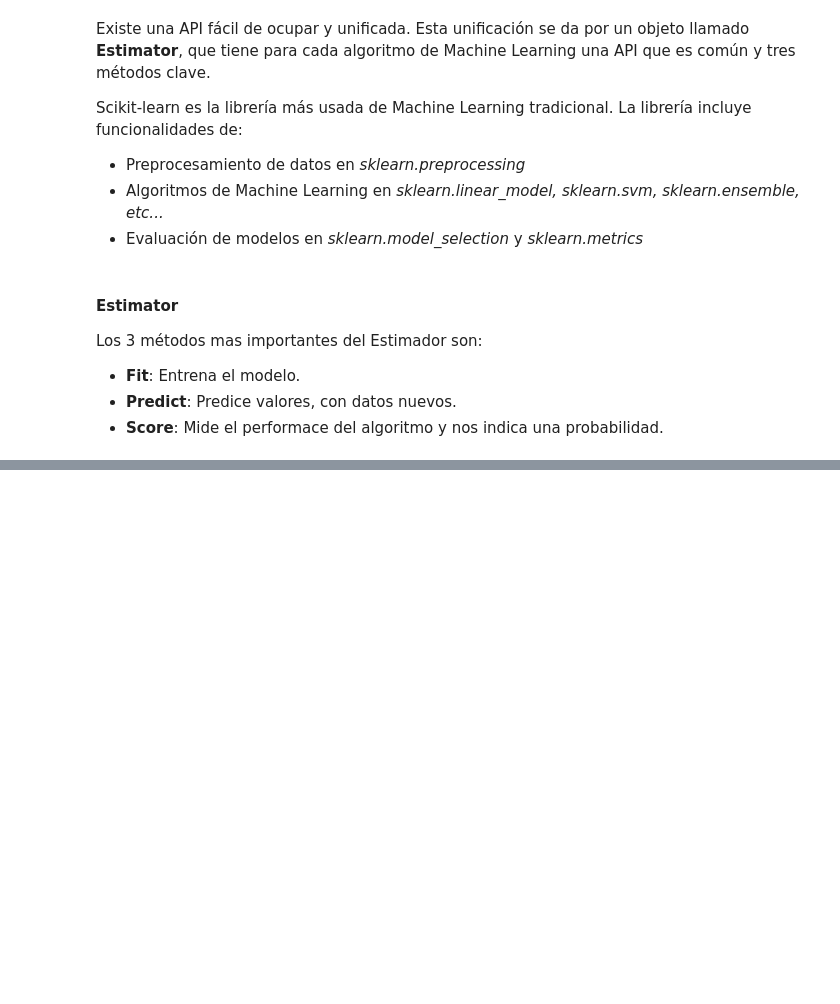
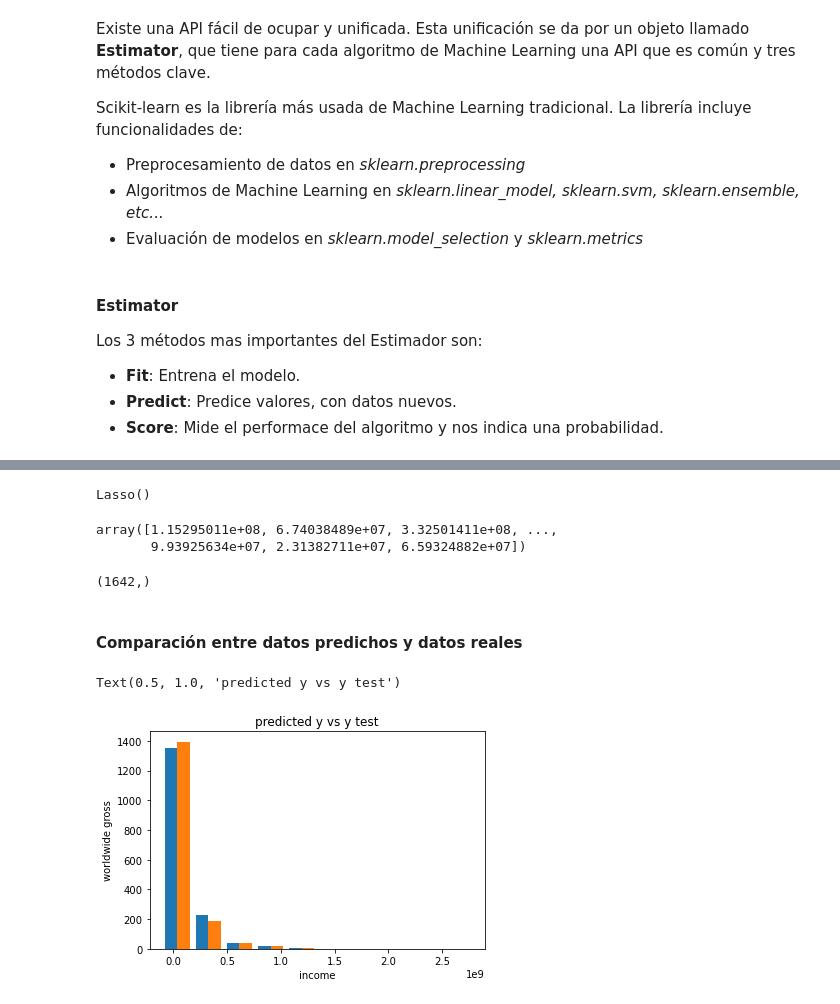
Before and after one commit to luisSantamariaCOL/MachineLearning-Journey, a Jupyter notebook: Machine Learning Projects/Prediccion de Ingresos de Peliculas/Prediccion de Ingresos de Peliculas.ipynb, the cells around one changed output, grey strips where cells are left out. Saved outputs shown, nothing was run; the diff lists cells and outputs as text; code cells hidden in the pictures; blank space fills up the shorter version.

```diff
--- a/Machine Learning Projects/Prediccion de Ingresos de Peliculas/Prediccion de Ingresos de Peliculas.ipynb
+++ b/Machine Learning Projects/Prediccion de Ingresos de Peliculas/Prediccion de Ingresos de Peliculas.ipynb
@@ -482,0 +559,4 @@ Los 3 métodos mas importantes del Estimador son:
+# %%
+from sklearn.model_selection import train_test_split
+
+X_train, X_test, y_train, y_test = train_test_split(X, y, test_size=0.4)
@@ -482,0 +576,31 @@ Los 3 métodos mas importantes del Estimador son:
+# %%
+from sklearn.linear_model import Lasso
+
+model = Lasso()
+# %%
+# Se entrena el modelo
+model.fit(X_train, y_train)
+# %% [output]
+Lasso()
+# %%
+predicted = model.predict(X_test)
+# %%
+# Se miran las predicciones del test set
+predicted
+# %% [output]
+array([1.15295011e+08, 6.74038489e+07, 3.32501411e+08, ...,
+       9.93925634e+07, 2.31382711e+07, 6.59324882e+07])
+# %%
+predicted.shape
+# %% [output]
+(1642,)
+# %% [markdown]
+#### Comparación entre datos predichos y datos reales
+# %%
+plt.hist([predicted, y_test]);
+plt.xlabel('income')
+plt.ylabel('worldwide gross')
+plt.title('predicted y vs y test')
+# %% [output]
+Text(0.5, 1.0, 'predicted y vs y test')
+[figure, added]
```
Also changed, not shown: parts of 23 cells of this notebook.
